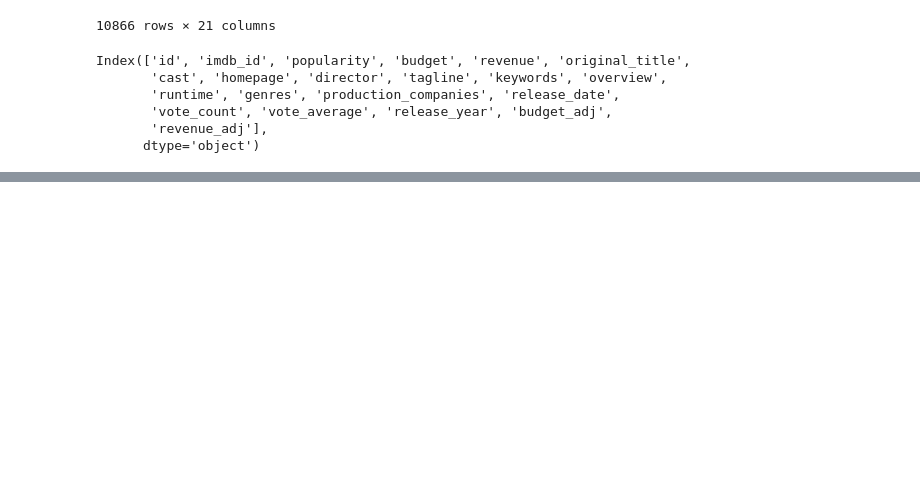
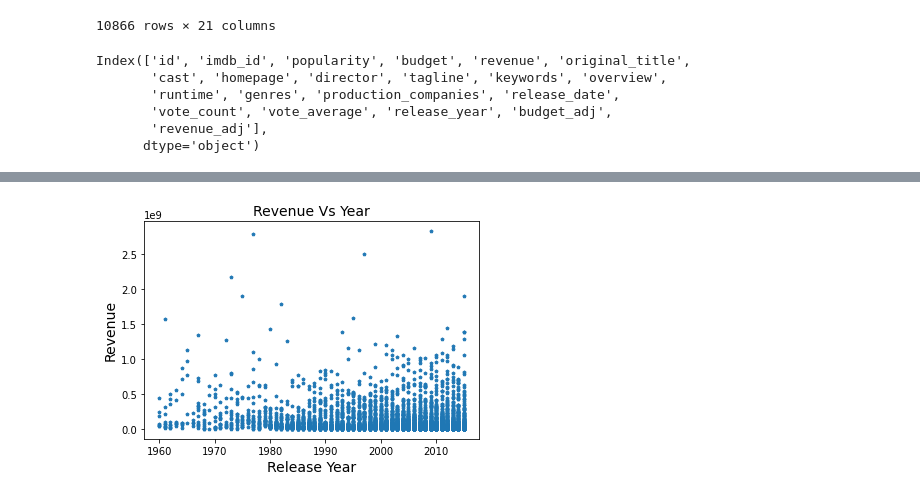
Before and after one commit to sebastian122H/Rasselbande, a Jupyter notebook: Python_for_Data_Science_Die_Rasselbande.ipynb, the cells around one changed output, grey strips where cells are left out. Saved outputs shown, nothing was run; the diff lists cells and outputs as text; code cells hidden in the pictures; blank space fills up the shorter version.

Commit message:
Data Clean up as well as Vizualisation

```diff
--- a/Python_for_Data_Science_Die_Rasselbande.ipynb
+++ b/Python_for_Data_Science_Die_Rasselbande.ipynb
@@ -82,0 +150,9 @@ df.dropna()
+# %%
+plt.scatter(df['release_year'], df['revenue_adj'], marker='p', s=10)
+plt.title('Revenue Vs Year', fontsize=14)
+plt.xlabel('Release Year', fontsize=14)
+plt.ylabel('Revenue', fontsize=14)
+# Optional to do with release date as well, just a bit more messy
+plt.show()
+# %% [output]
+[figure, added]
```
Also changed, not shown: parts of 14 cells of this notebook.
